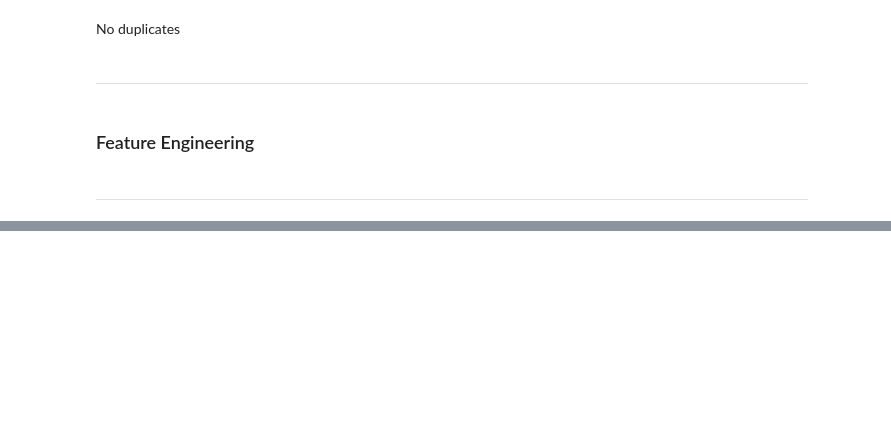
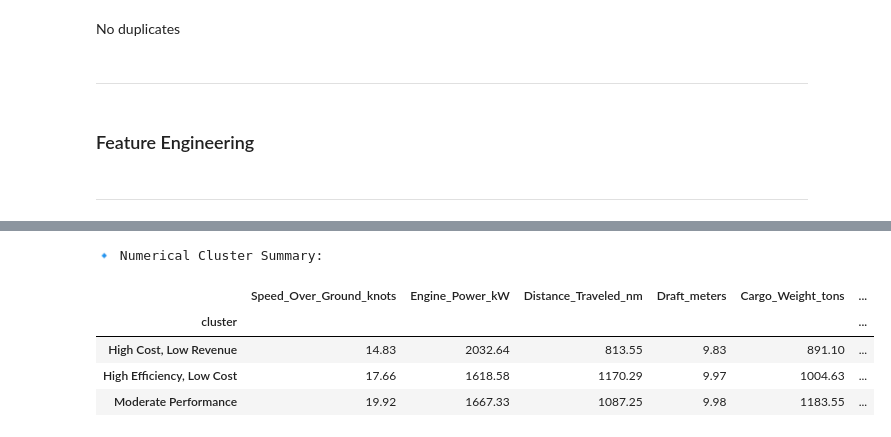
Before and after one commit to danisharain12/Maritime-Fleet-Operations-Optimization-through-Clustering, a Jupyter notebook: Maritime Fleet Operations Optimization through Clustering.ipynb, the cells around one changed output, grey strips where cells are left out. Cells and saved outputs as stored; diff of their text form; code cells hidden in the pictures; blank space fills up the shorter version.

```diff
--- a/Maritime Fleet Operations Optimization through Clustering.ipynb
+++ b/Maritime Fleet Operations Optimization through Clustering.ipynb
@@ -244,0 +297,21 @@ preprocessor = ColumnTransformer(
+# %%
+cluster_map = {
+    0: 'High Efficiency, Low Cost',
+    1: 'High Cost, Low Revenue',
+    2: 'Moderate Performance'
+}
+df['cluster'] = df['cluster'].map(cluster_map)
+# %%
+
+numeric_cols = df.select_dtypes(include='number').columns.tolist()
+
+cluster_summary = df.groupby('cluster')[numeric_cols].mean().round(2)
+print("🔹 Numerical Cluster Summary:")
+cluster_summary
+# %% [output]
+🔹 Numerical Cluster Summary:
+|  | Speed_Over_Ground_knots | Engine_Power_kW | Distance_Traveled_nm | Draft_meters | Cargo_Weight_tons | ... |
+| cluster |  |  |  |  |  | ... |
+| High Cost, Low Revenue | 14.83 | 2032.64 | 813.55 | 9.83 | 891.10 | ... |
+| High Efficiency, Low Cost | 17.66 | 1618.58 | 1170.29 | 9.97 | 1004.63 | ... |
+| Moderate Performance | 19.92 | 1667.33 | 1087.25 | 9.98 | 1183.55 | ... |
```
Also changed, not shown: parts of 10 cells of this notebook.
